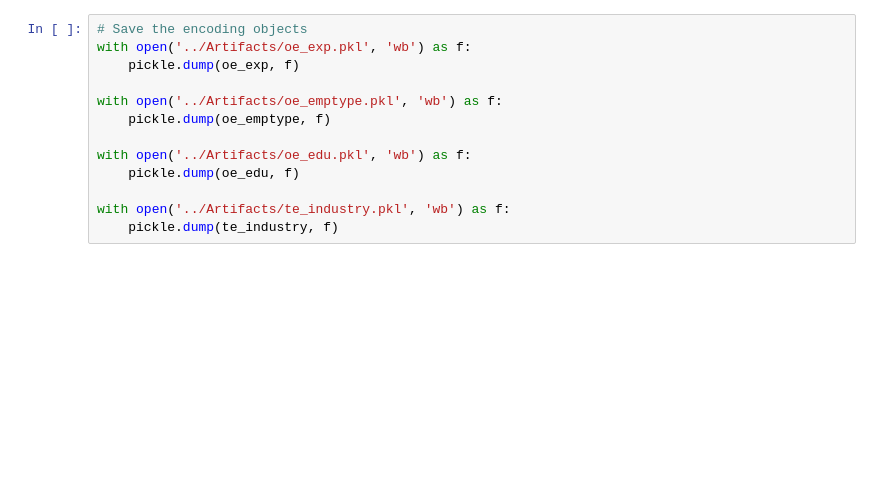
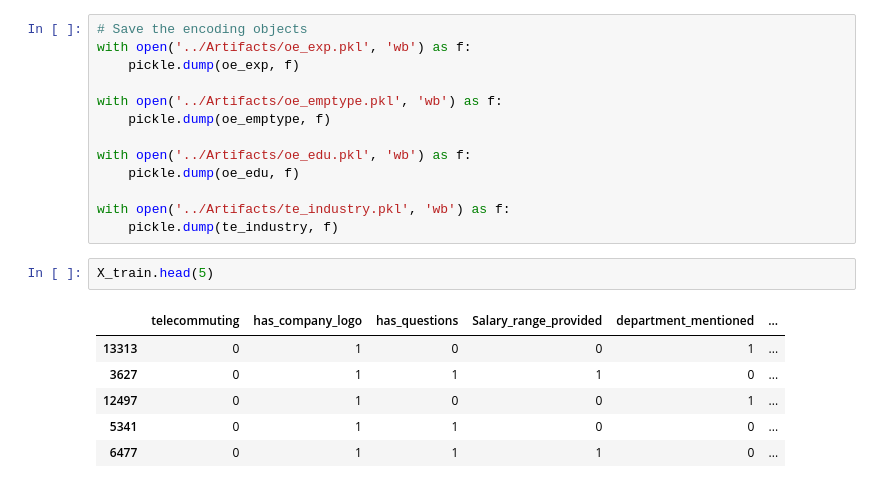
Before and after one commit to yuvraaj2002/AI_Projects, a Jupyter notebook: AI_Tutor/Notebook/Fake_Job_Posting.ipynb, the cells around one changed output. Cells and saved outputs as stored; diff of their text form; blank space fills up the shorter version.

```diff
--- a/AI_Tutor/Notebook/Fake_Job_Posting.ipynb
+++ b/AI_Tutor/Notebook/Fake_Job_Posting.ipynb
@@ -558,3 +563,12 @@ with open('../Artifacts/oe_edu.pkl', 'wb') as f:
 
 with open('../Artifacts/te_industry.pkl', 'wb') as f:
     pickle.dump(te_industry, f)
+# %%
+X_train.head(5)
+# %% [output]
+|  | telecommuting | has_company_logo | has_questions | Salary_range_provided | department_mentioned | ... |
+| 13313 | 0 | 1 | 0 | 0 | 1 | ... |
+| 3627 | 0 | 1 | 1 | 1 | 0 | ... |
+| 12497 | 0 | 1 | 0 | 0 | 1 | ... |
+| 5341 | 0 | 1 | 1 | 0 | 0 | ... |
+| 6477 | 0 | 1 | 1 | 1 | 0 | ... |
```
Also changed, not shown: parts of 3 cells of this notebook, 1 other file.
